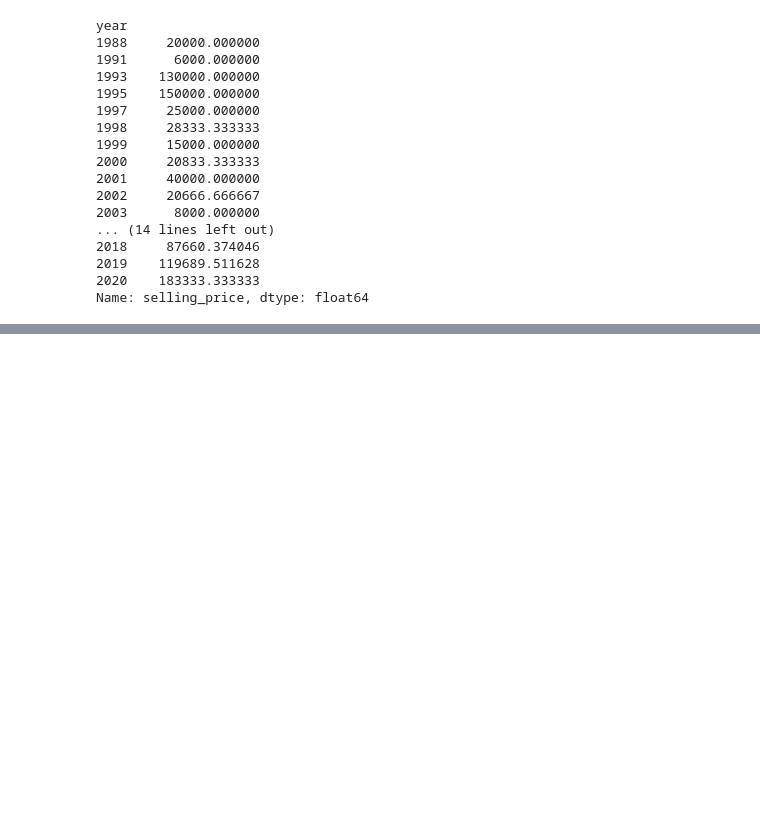
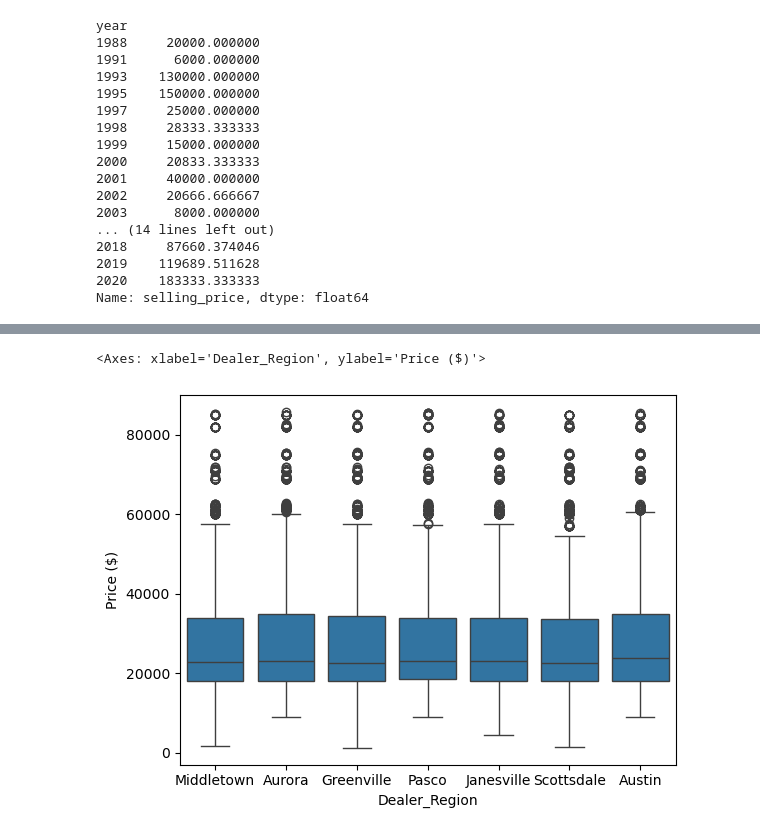
Before and after one commit to anshgupta1903/EDA, a Jupyter notebook: EDA_BikeDetails.ipynb, the cells around one changed output, grey strips where cells are left out. Cells and saved outputs as stored; diff of their text form; code cells hidden in the pictures; blank space fills up the shorter version.

```diff
--- a/EDA_BikeDetails.ipynb
+++ b/EDA_BikeDetails.ipynb
@@ -277,0 +396,6 @@ corr = df.corr
+# %%
+# What is the distribution of car prices across different regions
+sns.boxplot(x = 'Dealer_Region', y = 'Price ($)', data = df)
+# %% [output]
+<Axes: xlabel='Dealer_Region', ylabel='Price ($)'>
+[figure, added]
```
Also changed, not shown: parts of 36 cells of this notebook, 1 other file.
